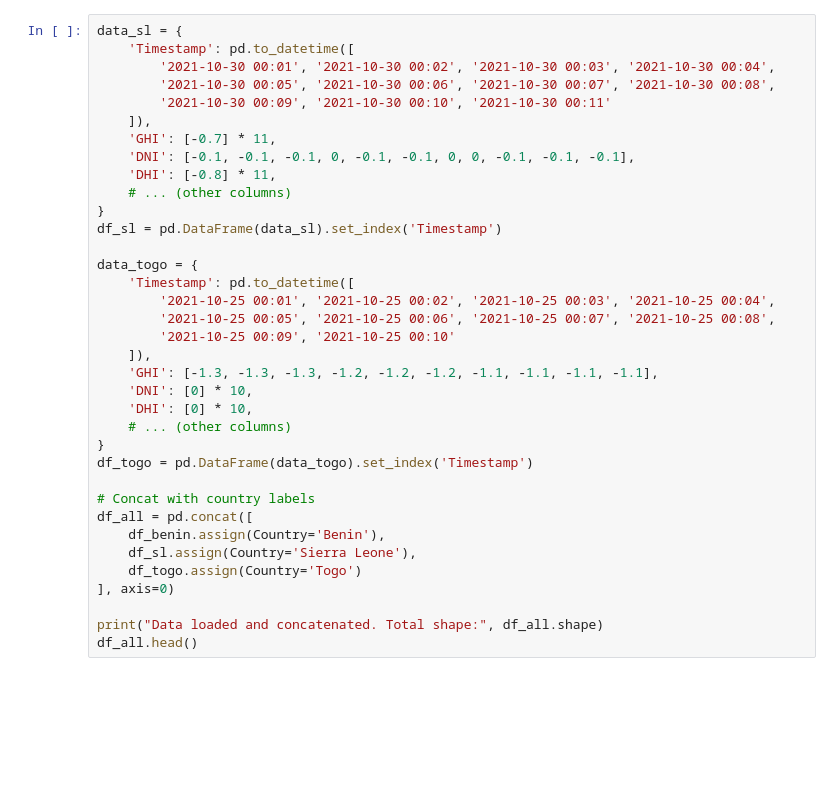
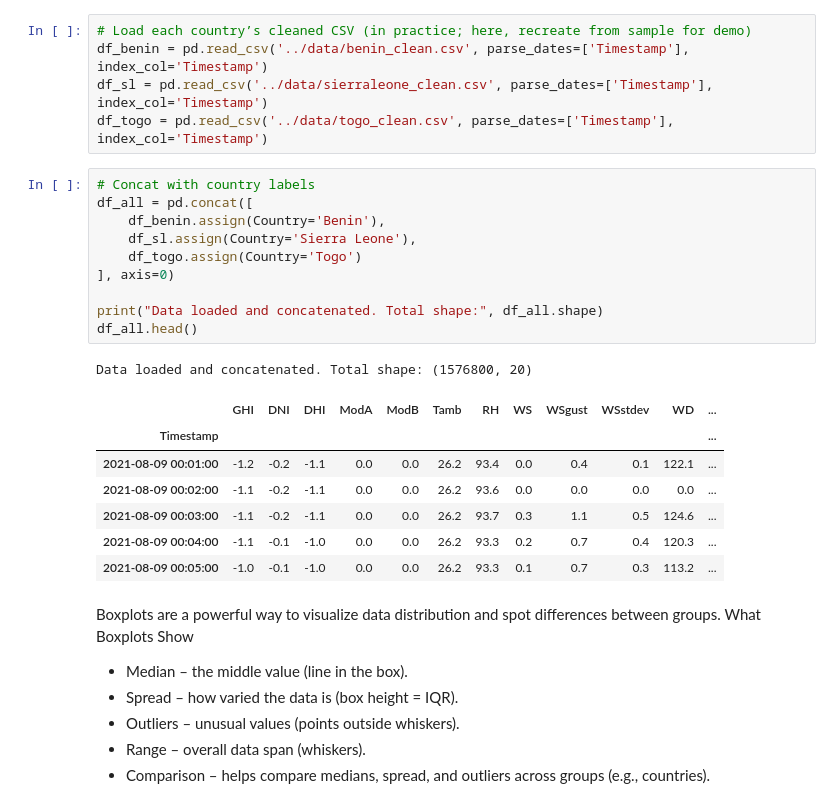
Before and after one commit to EyasuTew/solar-challenge-week0, a Jupyter notebook: notebooks/compare_countries.ipynb, the cells around one changed output. Drawn from its saved outputs; the diff is of its cells as text; blank space fills up the shorter version.

```diff
--- a/notebooks/compare_countries.ipynb
+++ b/notebooks/compare_countries.ipynb
@@ -34,37 +14,33 @@ df_benin = pd.DataFrame(data_benin).set_index('Timestamp')
+# %%
+# Load each country’s cleaned CSV (in practice; here, recreate from sample for demo)
+df_benin = pd.read_csv('../data/benin_clean.csv', parse_dates=['Timestamp'], index_col='Timestamp')
+df_sl = pd.read_csv('../data/sierraleone_clean.csv', parse_dates=['Timestamp'], index_col='Timestamp')
+df_togo = pd.read_csv('../data/togo_clean.csv', parse_dates=['Timestamp'], index_col='Timestamp')
 # %%
-data_sl = {
-    'Timestamp': pd.to_datetime([
-        '2021-10-30 00:01', '2021-10-30 00:02', '2021-10-30 00:03', '2021-10-30 00:04',
-        '2021-10-30 00:05', '2021-10-30 00:06', '2021-10-30 00:07', '2021-10-30 00:08',
-        '2021-10-30 00:09', '2021-10-30 00:10', '2021-10-30 00:11'
-    ]),
-    'GHI': [-0.7] * 11,
-    'DNI': [-0.1, -0.1, -0.1, 0, -0.1, -0.1, 0, 0, -0.1, -0.1, -0.1],
-    'DHI': [-0.8] * 11,
-    # ... (other columns)
-}
-df_sl = pd.DataFrame(data_sl).set_index('Timestamp')
-
-data_togo = {
-    'Timestamp': pd.to_datetime([
-        '2021-10-25 00:01', '2021-10-25 00:02', '2021-10-25 00:03', '2021-10-25 00:04',
-        '2021-10-25 00:05', '2021-10-25 00:06', '2021-10-25 00:07', '2021-10-25 00:08',
-        '2021-10-25 00:09', '2021-10-25 00:10'
-    ]),
-    'GHI': [-1.3, -1.3, -1.3, -1.2, -1.2, -1.2, -1.1, -1.1, -1.1, -1.1],
-    'DNI': [0] * 10,
-    'DHI': [0] * 10,
-    # ... (other columns)
-}
-df_togo = pd.DataFrame(data_togo).set_index('Timestamp')
-
 # Concat with country labels
 df_all = pd.concat([
     df_benin.assign(Country='Benin'),
     df_sl.assign(Country='Sierra Leone'),
     df_togo.assign(Country='Togo')
 ], axis=0)
 
 print("Data loaded and concatenated. Total shape:", df_all.shape)
 df_all.head()
+# %% [output]
+Data loaded and concatenated. Total shape: (1576800, 20)
+|  | GHI | DNI | DHI | ModA | ModB | Tamb | RH | WS | WSgust | WSstdev | WD | ... |
+| Timestamp |  |  |  |  |  |  |  |  |  |  |  | ... |
+| 2021-08-09 00:01:00 | -1.2 | -0.2 | -1.1 | 0.0 | 0.0 | 26.2 | 93.4 | 0.0 | 0.4 | 0.1 | 122.1 | ... |
+| 2021-08-09 00:02:00 | -1.1 | -0.2 | -1.1 | 0.0 | 0.0 | 26.2 | 93.6 | 0.0 | 0.0 | 0.0 | 0.0 | ... |
+| 2021-08-09 00:03:00 | -1.1 | -0.2 | -1.1 | 0.0 | 0.0 | 26.2 | 93.7 | 0.3 | 1.1 | 0.5 | 124.6 | ... |
+| 2021-08-09 00:04:00 | -1.1 | -0.1 | -1.0 | 0.0 | 0.0 | 26.2 | 93.3 | 0.2 | 0.7 | 0.4 | 120.3 | ... |
+| 2021-08-09 00:05:00 | -1.0 | -0.1 | -1.0 | 0.0 | 0.0 | 26.2 | 93.3 | 0.1 | 0.7 | 0.3 | 113.2 | ... |
+# %% [markdown]
+Boxplots are a powerful way to visualize data distribution and spot differences between groups.
+What Boxplots Show
+- Median – the middle value (line in the box).
+- Spread – how varied the data is (box height = IQR).
+- Outliers – unusual values (points outside whiskers).
+- Range – overall data span (whiskers).
+- Comparison – helps compare medians, spread, and outliers across groups (e.g., countries).
 # %%
```
Also changed, not shown: parts of 6 cells of this notebook.
